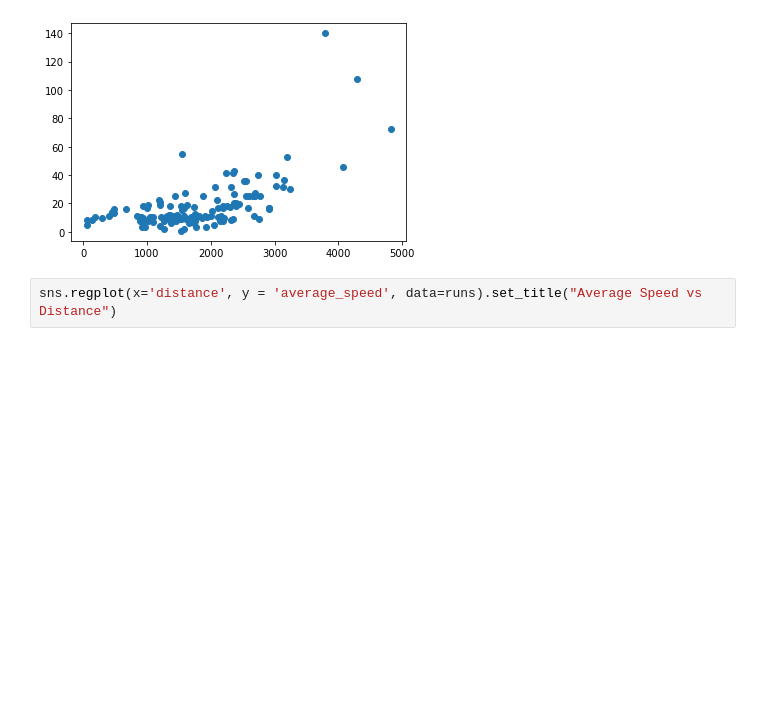
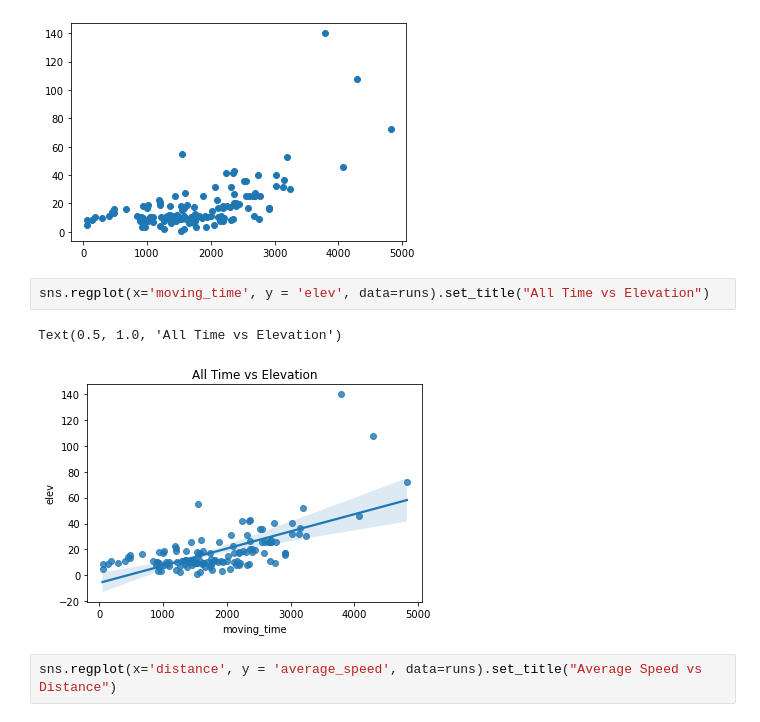
Before and after one commit to Lucs1590/strava-analysis, a Jupyter notebook: strava_analysis.ipynb, the cells around one changed output. Drawn from its saved outputs; the diff is of its cells as text; blank space fills up the shorter version.

```diff
--- a/strava_analysis.ipynb
+++ b/strava_analysis.ipynb
@@ -190,6 +184,11 @@ plt.scatter(runs['moving_time'],runs['elev'])
 plt.show()
 # %% [output]
 [figure]
+# %%
+sns.regplot(x='moving_time', y = 'elev', data=runs).set_title("All Time vs Elevation")
+# %% [output]
+Text(0.5, 1.0, 'All Time vs Elevation')
+[figure, added]
 # %%
 sns.regplot(x='distance', y = 'average_speed', data=runs).set_title("Average Speed vs Distance")
 # %% [output]
```
Also changed, not shown: parts of 1 cell of this notebook.
